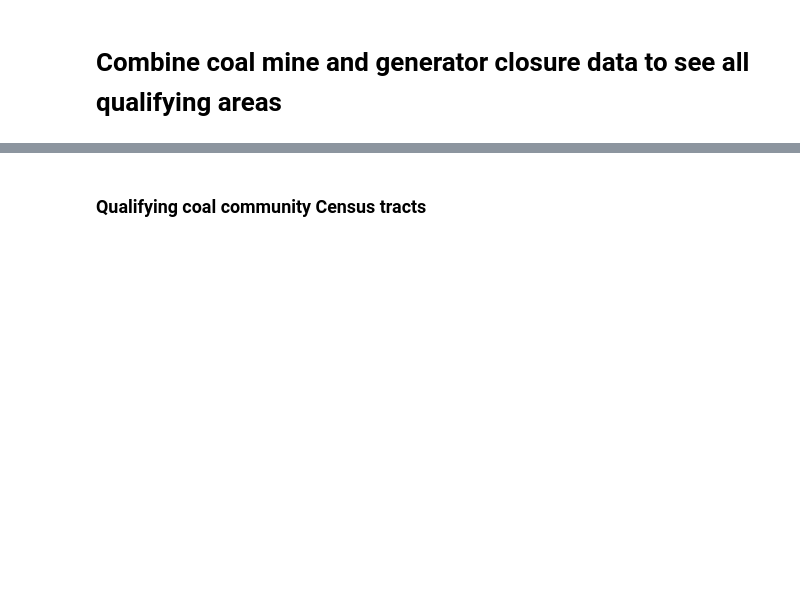
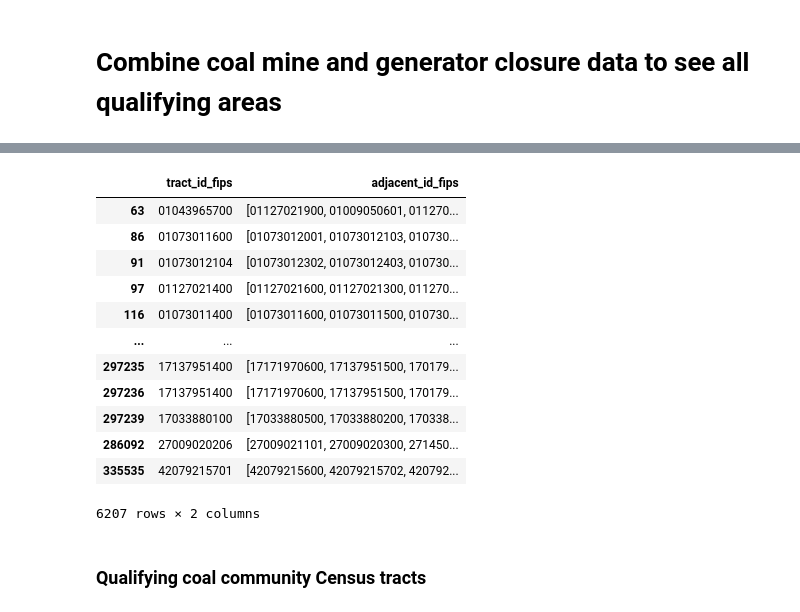
Before and after one commit to catalyst-cooperative/rmi-energy-communities, a Jupyter notebook: notebooks/coal_comm_viz.ipynb, the cells around one changed output, grey strips where cells are left out. Drawn from its saved outputs; the diff is of its cells as text; code cells hidden in the pictures; blank space fills up the shorter version.

```diff
--- a/notebooks/coal_comm_viz.ipynb
+++ b/notebooks/coal_comm_viz.ipynb
@@ -163,3 +265,19 @@ print(f"Number of qualifying Census tracts (including adjacent tracts): {n_all_g
+# %%
+full_tract_df
+# %% [output]
+|  | tract_id_fips | adjacent_id_fips |
+| 63 | 01043965700 | [01127021900, 01009050601, 011270... |
+| 86 | 01073011600 | [01073012001, 01073012103, 010730... |
+| 91 | 01073012104 | [01073012302, 01073012403, 010730... |
+| 97 | 01127021400 | [01127021600, 01127021300, 011270... |
+| 116 | 01073011400 | [01073011600, 01073011500, 010730... |
+| ... | ... | ... |
+| 297235 | 17137951400 | [17171970600, 17137951500, 170179... |
+| 297236 | 17137951400 | [17171970600, 17137951500, 170179... |
+| 297239 | 17033880100 | [17033880500, 17033880200, 170338... |
+| 286092 | 27009020206 | [27009021101, 27009020300, 271450... |
+| 335535 | 42079215701 | [42079215600, 42079215702, 420792... |
+6207 rows × 2 columns
 # %% [markdown]
 ### Qualifying coal community Census tracts
 # %%
```
Also changed, not shown: parts of 26 cells of this notebook.
